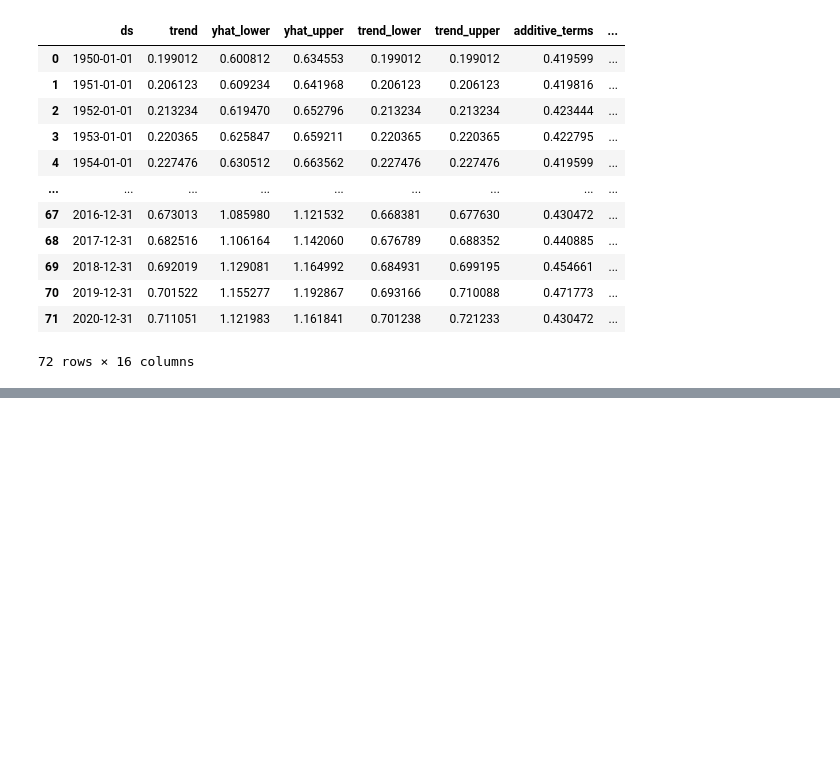
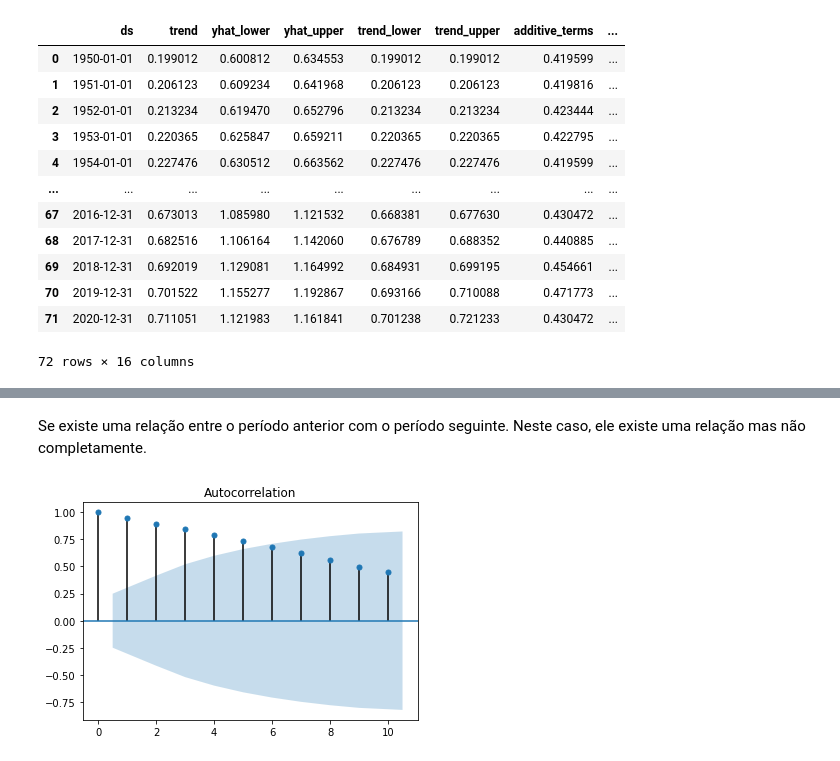
Before and after one commit to yguenka/4intelligence-Case, a Jupyter notebook: Data Analysis Skill Test.ipynb, the cells around one changed output, grey strips where cells are left out. Saved outputs shown, nothing was run; the diff lists cells and outputs as text; code cells hidden in the pictures; blank space fills up the shorter version.

```diff
--- a/Data Analysis Skill Test.ipynb
+++ b/Data Analysis Skill Test.ipynb
@@ -111,0 +127,7 @@ forecast
+# %% [markdown]
+Se existe uma relação entre o período anterior com o período seguinte.
+Neste caso, ele existe uma relação mas não completamente.
+# %%
+plot_acf(x=df_usa.y, lags=10);
+# %% [output]
+[figure, added]
```
Also changed, not shown: parts of 13 cells of this notebook.
